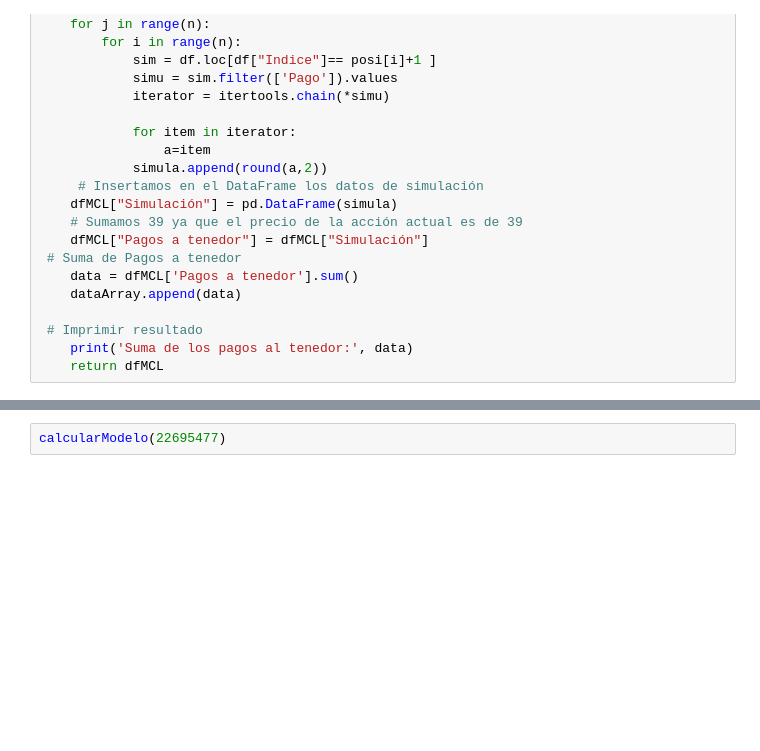
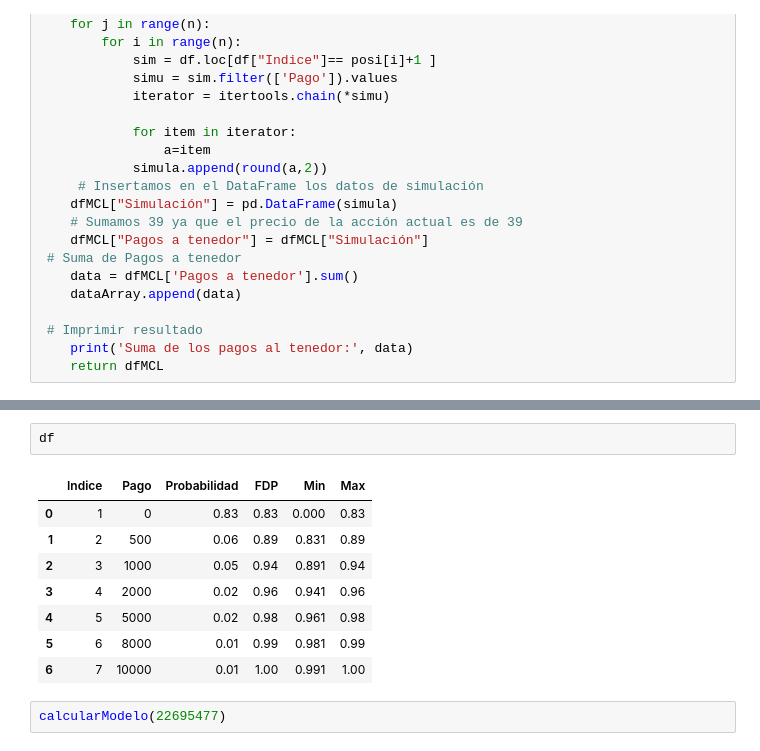
Before and after one commit to gemberth/Modelamiento_y_simulacion-, a Jupyter notebook: definitiMotecarlo.ipynb, the cells around one changed output, grey strips where cells are left out. Saved outputs shown, nothing was run; the diff lists cells and outputs as text; blank space fills up the shorter version.

```diff
--- a/definitiMotecarlo.ipynb
+++ b/definitiMotecarlo.ipynb
@@ -102,3 +192,14 @@ def calcularModelo(numero):
+# %%
+df
+# %% [output]
+|  | Indice | Pago | Probabilidad | FDP | Min | Max |
+| 0 | 1 | 0 | 0.83 | 0.83 | 0.000 | 0.83 |
+| 1 | 2 | 500 | 0.06 | 0.89 | 0.831 | 0.89 |
+| 2 | 3 | 1000 | 0.05 | 0.94 | 0.891 | 0.94 |
+| 3 | 4 | 2000 | 0.02 | 0.96 | 0.941 | 0.96 |
+| 4 | 5 | 5000 | 0.02 | 0.98 | 0.961 | 0.98 |
+| 5 | 6 | 8000 | 0.01 | 0.99 | 0.981 | 0.99 |
+| 6 | 7 | 10000 | 0.01 | 1.00 | 0.991 | 1.00 |
 # %%
 calcularModelo(22695477)
 # %% [output]
```
Also changed, not shown: parts of 1 cell of this notebook, 4 other files.
